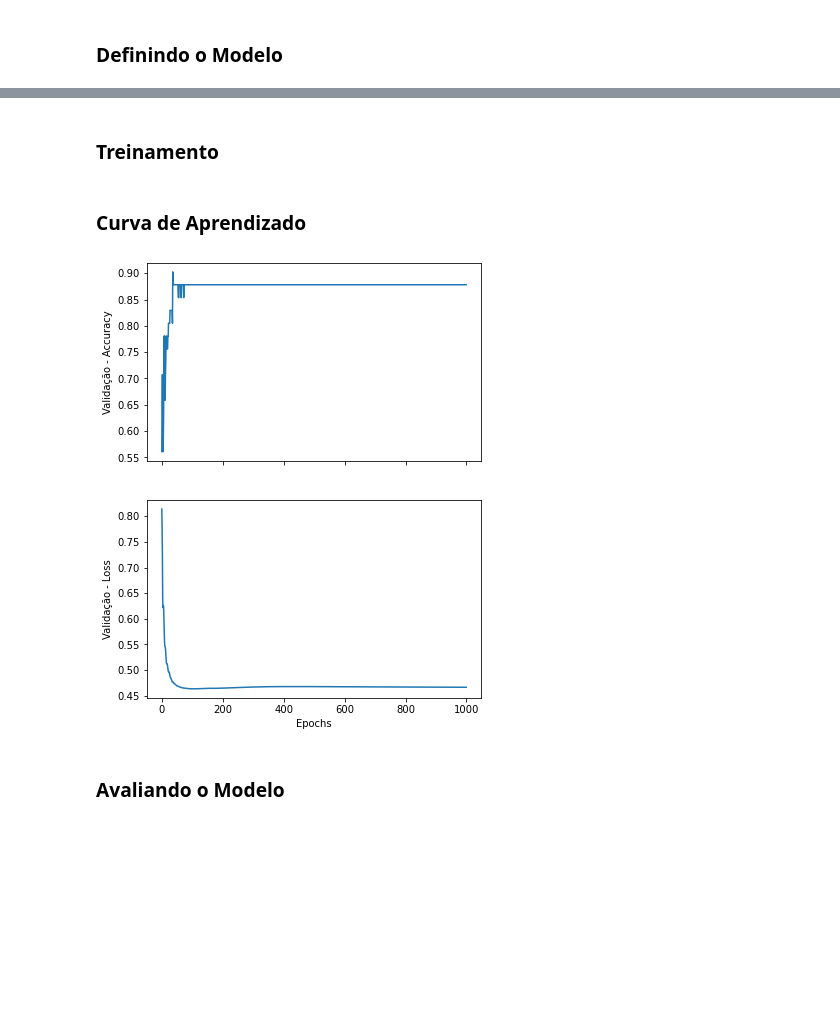
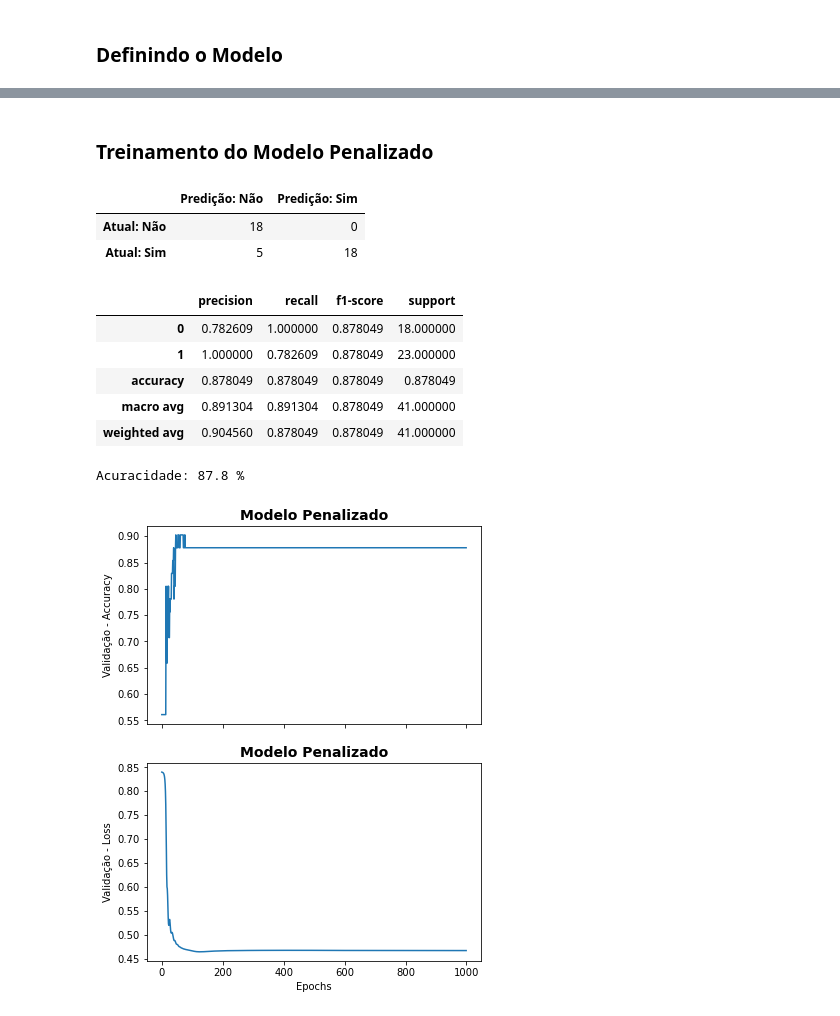
Before and after one commit to willianpina/Deep_Learning_Estudos, a Jupyter notebook: Trilha_6_Peso_3_Exercício_Pytorch.ipynb, the cells around one changed output, grey strips where cells are left out. Cells and saved outputs as stored; diff of their text form; code cells hidden in the pictures; blank space fills up the shorter version.

```diff
--- a/Trilha_6_Peso_3_Exercício_Pytorch.ipynb
+++ b/Trilha_6_Peso_3_Exercício_Pytorch.ipynb
@@ -126,50 +192,69 @@ y_test = Variable(torch.from_numpy(y_test.to_numpy())).long()
 # %% [markdown]
-### Treinamento
+### Treinamento do Modelo Penalizado
 # %%
+X_train, X_test, y_train, y_test = train_test_split(X_resample, y_resample, test_size=0.3,
+                                                   random_state=123)
+# Incialização
+model = Model(X_train.shape[1])
+optimizer = torch.optim.Adam(model.parameters(), lr = 0.001, weight_decay=0.2)
+loss_fn = nn.CrossEntropyLoss()
+
+# Transformação de Variáveis
+X_train = Variable(torch.from_numpy(X_train.to_numpy())).float()
+y_train = Variable(torch.from_numpy(y_train.to_numpy())).long()
+
+X_test = Variable(torch.from_numpy(X_test.to_numpy())).float()
+y_test = Variable(torch.from_numpy(y_test.to_numpy())).long()
+
+# Treinando o Modelo
 import tqdm
 EPOCHS = 1000
 loss_list =     np.zeros((EPOCHS,))
 accuracy_list = np.zeros((EPOCHS,))
 
-
+# Modelos não Penalizado
 for epoch in tqdm.trange(EPOCHS):
     # Forward
     y_pred = model(X_train)
 
     # Calcular o erro
     loss = loss_fn(y_pred, y_train)
     loss_list[epoch] = loss.item()
 
     # Inicializar os Gradientes do Otimizador
     optimizer.zero_grad()
 
     # Recupera Gradientes
     loss.backward()
 
     # Atualiza parametros da rede com base nos gradientes
     optimizer.step()
 
     with torch.no_grad():
         y_pred = model(X_test)
         correct = (torch.argmax(y_pred, dim=1) == y_test).type(torch.FloatTensor)
         accuracy_list[epoch] = correct.mean()
+
+
+
+# Realizando a Predição do Modelo sem Penalização
+y_pred = model(X_test)
+y_pred = np.argmax(y_pred.detach().numpy(), axis=1)
+
+# Imprimindo os Resultados
+print_results(y_test,y_pred)
+
+# Avaliando o Modelo
+plot_history(loss_list, accuracy_list, 'Modelo Penalizado')
+# %% [output]
+|  | Predição: Não | Predição: Sim |
+| Atual: Não | 18 | 0 |
+| Atual: Sim | 5 | 18 |
+|  | precision | recall | f1-score | support |
+| 0 | 0.782609 | 1.000000 | 0.878049 | 18.000000 |
+| 1 | 1.000000 | 0.782609 | 0.878049 | 23.000000 |
+| accuracy | 0.878049 | 0.878049 | 0.878049 | 0.878049 |
+| macro avg | 0.891304 | 0.891304 | 0.878049 | 41.000000 |
+| weighted avg | 0.904560 | 0.878049 | 0.878049 | 41.000000 |
+Acuracidade: 87.8 %
+[figure, added]
-# %% [markdown]
-### Curva de Aprendizado
-# %%
-def plot_history(loss_list, accuracy_list):
-    fig, (ax1,ax2) = plt.subplots(2, figsize=(6,8), sharex=True)
-
-    ax1.plot(accuracy_list)
-    ax1.set_ylabel('Validação - Accuracy')
-    ax2.plot(loss_list)
-
-    ax2.set_ylabel('Validação - Loss')
-    ax2.set_xlabel('Epochs')
-
-    return
-
-plot_history(loss_list, accuracy_list)
-# %% [output]
-[figure, removed]
-# %% [markdown]
-### Avaliando o Modelo
```
Also changed, not shown: parts of 16 cells of this notebook.
